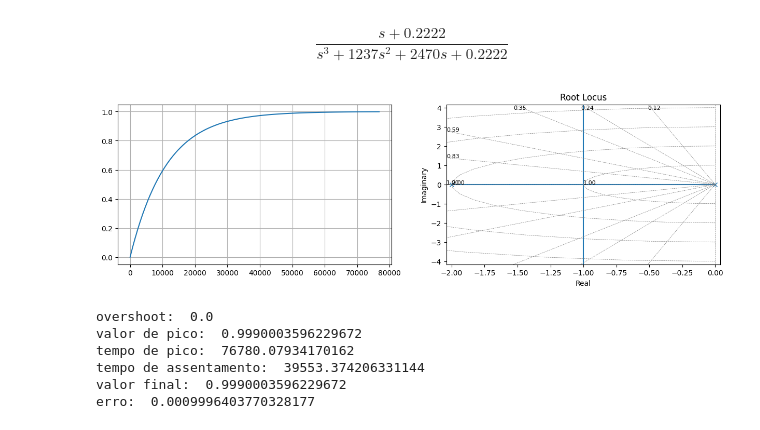
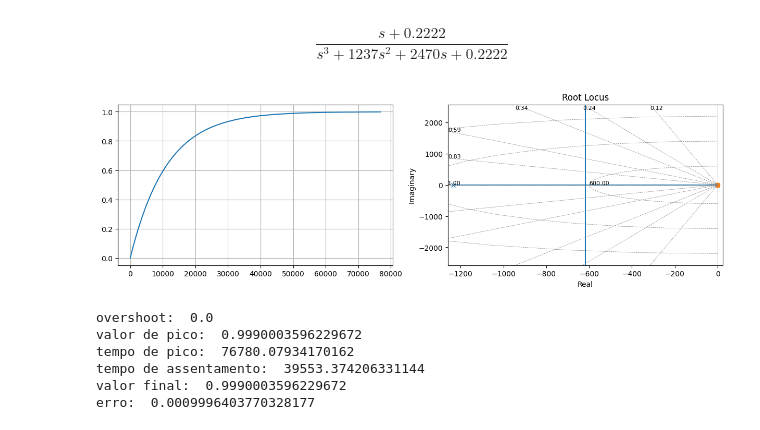
Before and after one commit to KlaussMarchi/DataScience, a Jupyter notebook: PyTrole/CONTROL/LAG.ipynb, the cells around one changed output. Saved outputs shown, nothing was run; the diff lists cells and outputs as text; code cells hidden in the pictures.

```diff
--- a/PyTrole/CONTROL/LAG.ipynb
+++ b/PyTrole/CONTROL/LAG.ipynb
@@ -150,17 +150,16 @@ $$\frac{s + 0.2222}{s^3 + 1237 s^2 + 2470 s + 0.2222}$$
 # %%
 time, response = ctl.step_response(G_feedback)
 plt.figure(figsize=(15, 4))
 
 plt.subplot(1, 2, 1)
 plt.plot(time, response)
 plt.grid()
 
 plt.subplot(1, 2, 2)
-ctl.root_locus(G)
-
+ctl.root_locus(G_ma)
 plt.show()
 # %% [output]
-[figure, old version]
+[figure, new version]
 # %%
 def getOvershoot(time, response):
     peak_value = np.max(response)
```
Also changed, not shown: 25 other files.
